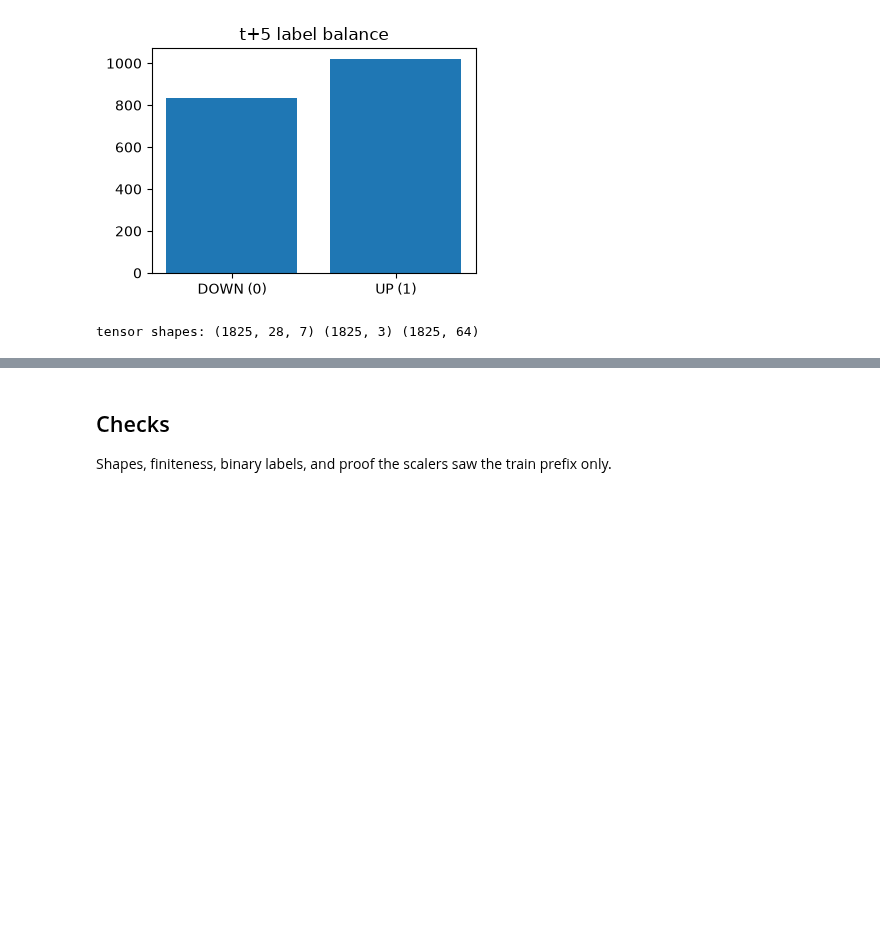
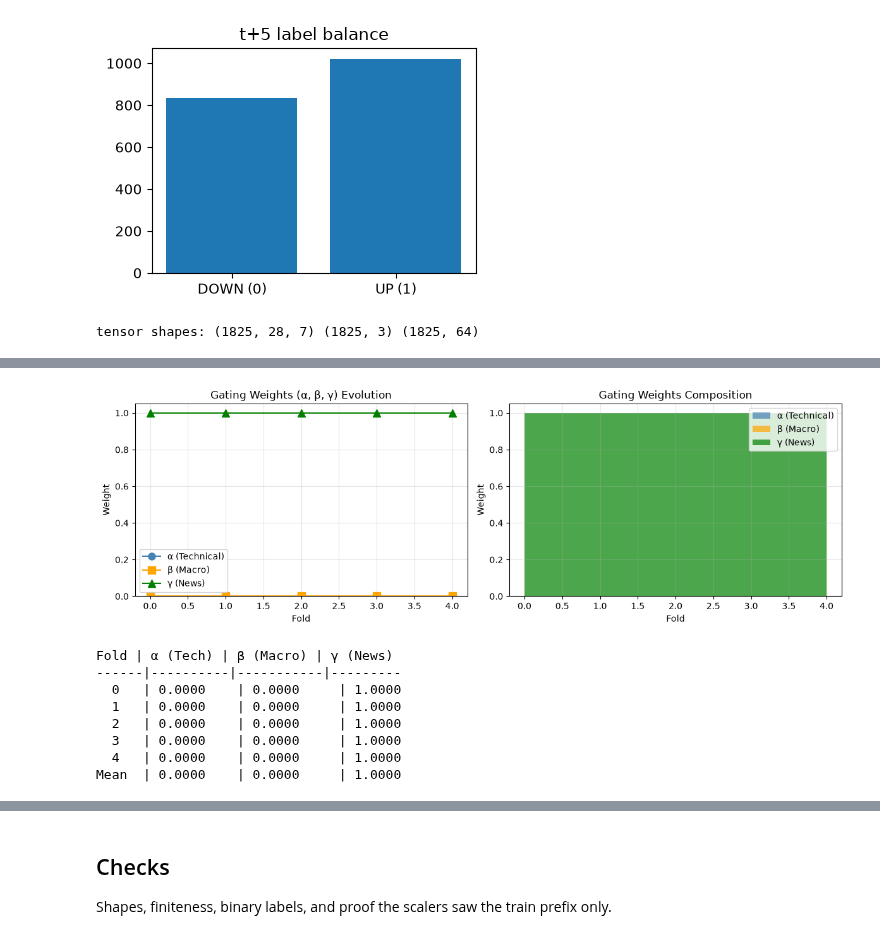
Before and after one commit to jwjooth/msdl-jci, a Jupyter notebook: notebooks/development.ipynb, the cells around one changed output, grey strips where cells are left out. Cells and saved outputs as stored; diff of their text form; code cells hidden in the pictures; blank space fills up the shorter version.

```diff
--- a/notebooks/development.ipynb
+++ b/notebooks/development.ipynb
@@ -480,0 +572,50 @@ tensor shapes: (1825, 28, 7) (1825, 3) (1825, 64)
+# %%
+# Gating weights (α, β, γ) evolution over folds
+if _HAS_TORCH and wf_metrics and 'weights_list' in wf_metrics:
+    weights = np.array(wf_metrics['weights_list'])  # shape: (n_folds, 3)
+    folds = wf_metrics.get('fold_indices', list(range(len(weights))))
+
+    fig, (ax1, ax2) = plt.subplots(1, 2, figsize=(12, 4))
+
+    # Weights over folds
+    ax1.plot(folds, weights[:, 0], 'o-', label='α (Technical)', color='steelblue', markersize=8)
+    ax1.plot(folds, weights[:, 1], 's-', label='β (Macro)', color='orange', markersize=8)
+    ax1.plot(folds, weights[:, 2], '^-', label='γ (News)', color='green', markersize=8)
+    ax1.set_xlabel('Fold')
+    ax1.set_ylabel('Weight')
+    ax1.set_title('Gating Weights (α, β, γ) Evolution')
+    ax1.legend()
+    ax1.grid(True, alpha=0.3)
+    ax1.set_ylim(0, 1.05)
+
+    # Stacked area for composition
+    ax2.stackplot(folds, weights[:, 0], weights[:, 1], weights[:, 2],
+                   labels=['α (Technical)', 'β (Macro)', 'γ (News)'],
+                   colors=['steelblue', 'orange', 'green'], alpha=0.7)
+    ax2.set_xlabel('Fold')
+    ax2.set_ylabel('Weight')
+    ax2.set_title('Gating Weights Composition')
+    ax2.legend(loc='upper right')
+    ax2.grid(True, alpha=0.3)
+
+    plt.tight_layout()
+    plt.show()
+
+    print("Fold | α (Tech) | β (Macro) | γ (News)")
+    print("------|----------|-----------|---------")
+    for i, w in enumerate(weights):
+        print(f"  {folds[i]}   | {w[0]:.4f}    | {w[1]:.4f}     | {w[2]:.4f}")
+    avg_w = weights.mean(axis=0)
+    print(f"Mean  | {avg_w[0]:.4f}    | {avg_w[1]:.4f}     | {avg_w[2]:.4f}")
+else:
+    print("No gating weights available for visualization.")
+# %% [output]
+[figure, added]
+Fold | α (Tech) | β (Macro) | γ (News)
+------|----------|-----------|---------
+  0   | 0.0000    | 0.0000     | 1.0000
+  1   | 0.0000    | 0.0000     | 1.0000
+  2   | 0.0000    | 0.0000     | 1.0000
+  3   | 0.0000    | 0.0000     | 1.0000
+  4   | 0.0000    | 0.0000     | 1.0000
+Mean  | 0.0000    | 0.0000     | 1.0000
```
Also changed, not shown: parts of 9 cells of this notebook.
